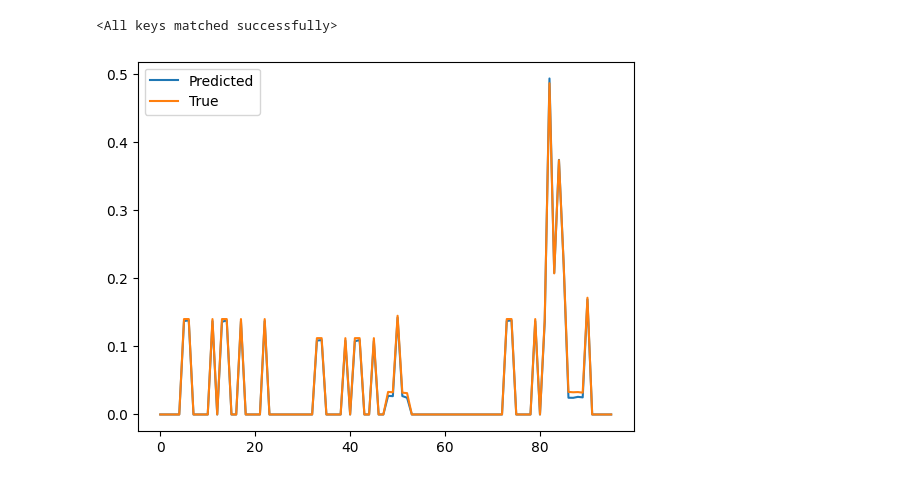
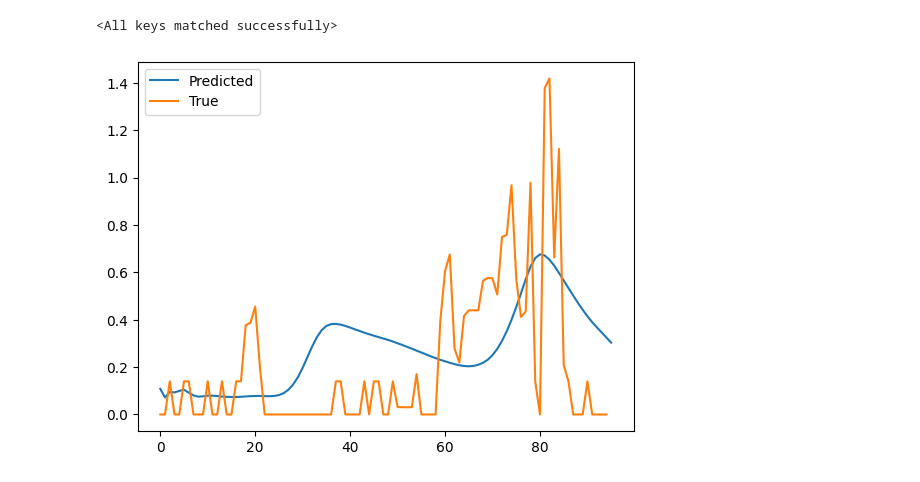
Before and after one commit to SondreWold/federated_groke, a Jupyter notebook: sketch.ipynb, the cells around one changed output. Saved outputs shown, nothing was run; the diff lists cells and outputs as text; code cells hidden in the pictures.

```diff
--- a/sketch.ipynb
+++ b/sketch.ipynb
@@ -45,14 +86,0 @@ dataset = RegressionData(f'./data/Consumer2.csv')
-# %%
-class MyRNN(nn.Module):
-    def __init__(self, hid_size):
-        super(MyRNN, self).__init__()
-        self.hidden_size = hid_size
-        self.rnn = nn.LSTM(input_size=1, hidden_size=self.hidden_size, num_layers=2)
-        self.fc1 = nn.Linear(self.hidden_size, 1)
-
-    def forward(self, inputs, hidden_state, cell):
-        outputs = []
-        inputs = inputs.view(-1, 1)
-        output, (hidden_states, cell) = self.rnn(inputs, (hidden_state, cell))
-        output = nn.functional.relu(self.fc1(output))
-        return output, hidden_states, cell
@@ -105,13 +109,14 @@ def test(net, dataset):
     with torch.no_grad():
         for i in range(len(dataset)):
             x, Y = dataset[i]
-            hidden_state = torch.zeros((2, net.hidden_size))
-            out, hidden = net(x, hidden_state)
-            z = [out[-1].squeeze().item()]
-            for _ in range(95):
-                o, h = net(torch.tensor(z[-1]), hidden)
+            hidden = torch.zeros((num_layers, net.hidden_size)).to(DEVICE)
+            cell = torch.zeros((num_layers, net.hidden_size)).to(DEVICE)
+            outs, hidden, cell = net(x, hidden, cell)
+            z = [outs[-1].squeeze().item()]
+            for i in range(95):
+                o, hidden, cell = net(torch.tensor([[i+1, z[-1]]]), hidden, cell)
                 z.append(o.item())
-            loss = criterion(Y, torch.tensor(z))
+            loss = criterion(Y[:, 1], torch.tensor(z))
             val_losses.append(loss.item())
             outputs += z
     return val_losses, outputs
@@ -272,16 +289,16 @@ History (loss, distributed):
 # %%
-net = MyRNN(hid_size=100)
-net.load_state_dict(torch.load('./model_round_3.pth'), strict=True)
+net = MyRNN(hid_size=64)
+net.load_state_dict(torch.load('./m65.pth'), strict=False)
 # %% [output]
 <All keys matched successfully>
 # %%
-eval_dataset = RegressionData(f'./data/Consumer44.csv')
+eval_dataset = RegressionData(f'./data/Consumer49.csv')
 # %%
 loss, outs = test(net, eval_dataset)
 # %%
 plt.plot(outs[:96], label='Predicted')
-plt.plot(eval_dataset[0][1][:96], label='True')
+plt.plot(eval_dataset[0][1][:95, 1], label='True')
 plt.legend()
 plt.show()
 # %% [output]
-[figure, old version]
+[figure, new version]
```
Also changed, not shown: parts of 20 cells of this notebook.
